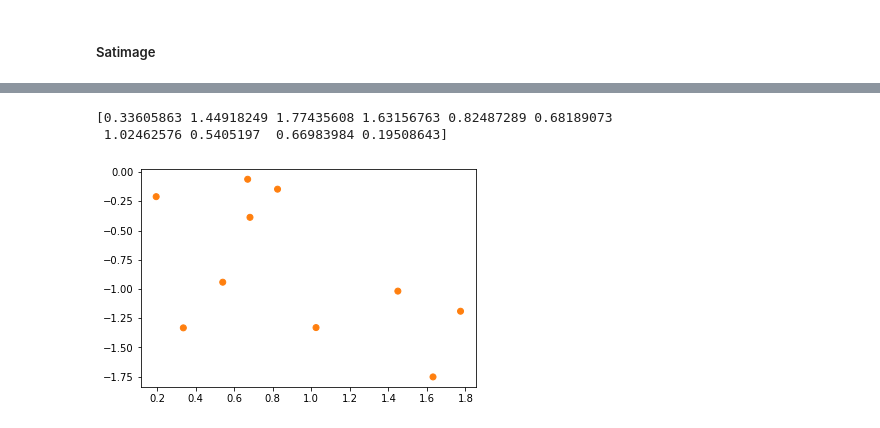
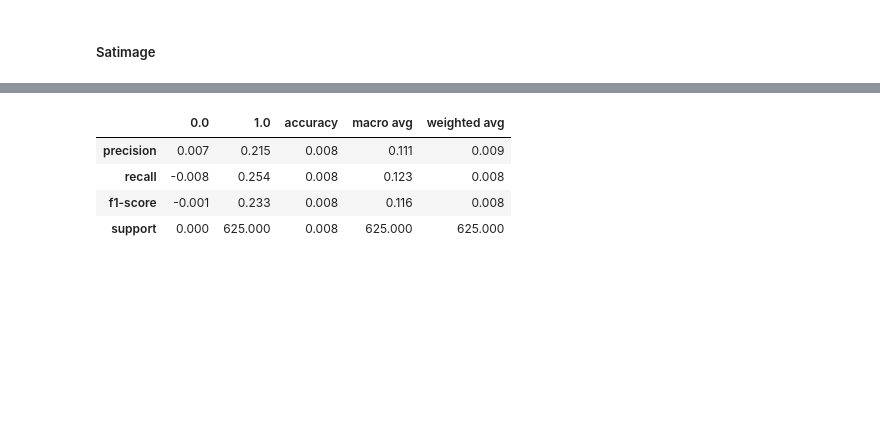
Before and after one commit to mfilan/ethics, a Jupyter notebook: main.ipynb, the cells around one changed output, grey strips where cells are left out. Drawn from its saved outputs; the diff is of its cells as text; code cells hidden in the pictures; blank space fills up the shorter version.

```diff
--- a/main.ipynb
+++ b/main.ipynb
@@ -137,6 +164,8 @@ X_resampled,y_resampled
-# %%
-visualize_points(X_resampled,y_resampled)
-# %% [output]
-[0.33605863 1.44918249 1.77435608 1.63156763 0.82487289 0.68189073
- 1.02462576 0.5405197  0.66983984 0.19508643]
-[figure, removed]
+# %%
+report(SafeLevelSmote(),satimage_X, satimage_y, base_scores_satimage)
+# %% [output]
+|  | 0.0 | 1.0 | accuracy | macro avg | weighted avg |
+| precision | 0.007 | 0.215 | 0.008 | 0.111 | 0.009 |
+| recall | -0.008 | 0.254 | 0.008 | 0.123 | 0.008 |
+| f1-score | -0.001 | 0.233 | 0.008 | 0.116 | 0.008 |
+| support | 0.000 | 625.000 | 0.008 | 625.000 | 625.000 |
```
Also changed, not shown: parts of 10 cells of this notebook, 3 other files.
